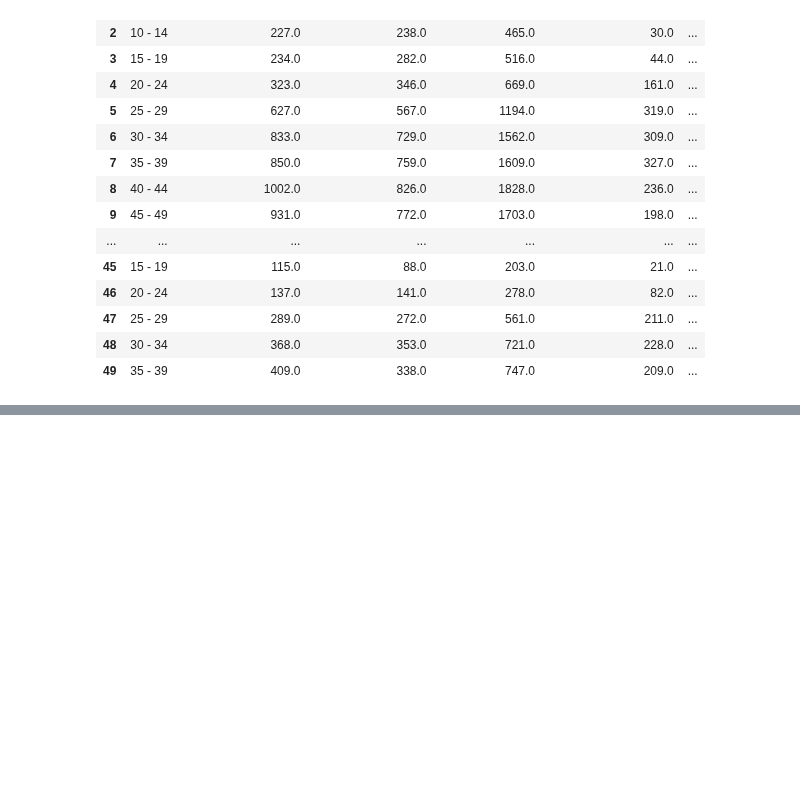
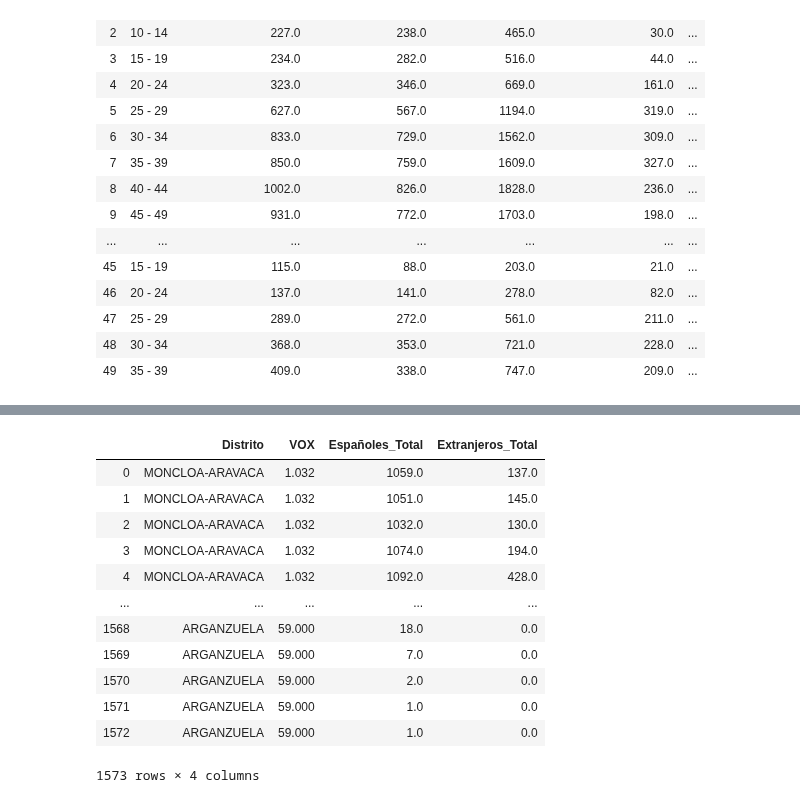
Before and after one commit to InmaLatorre/G3_ProyectoPython, a Jupyter notebook: main_Inma.ipynb, the cells around one changed output, grey strips where cells are left out. Saved outputs shown, nothing was run; the diff lists cells and outputs as text; code cells hidden in the pictures; blank space fills up the shorter version.

```diff
--- a/main_Inma.ipynb
+++ b/main_Inma.ipynb
@@ -88,0 +109,16 @@ main_table_padron.head(50)
+# %%
+datos_unidos[['Distrito', 'VOX','Españoles_Total', 'Extranjeros_Total']]
+# %% [output]
+|  | Distrito | VOX | Españoles_Total | Extranjeros_Total |
+| 0 | MONCLOA-ARAVACA | 1.032 | 1059.0 | 137.0 |
+| 1 | MONCLOA-ARAVACA | 1.032 | 1051.0 | 145.0 |
+| 2 | MONCLOA-ARAVACA | 1.032 | 1032.0 | 130.0 |
+| 3 | MONCLOA-ARAVACA | 1.032 | 1074.0 | 194.0 |
+| 4 | MONCLOA-ARAVACA | 1.032 | 1092.0 | 428.0 |
+| ... | ... | ... | ... | ... |
+| 1568 | ARGANZUELA | 59.000 | 18.0 | 0.0 |
+| 1569 | ARGANZUELA | 59.000 | 7.0 | 0.0 |
+| 1570 | ARGANZUELA | 59.000 | 2.0 | 0.0 |
+| 1571 | ARGANZUELA | 59.000 | 1.0 | 0.0 |
+| 1572 | ARGANZUELA | 59.000 | 1.0 | 0.0 |
+1573 rows × 4 columns
```
Also changed, not shown: parts of 9 cells of this notebook.
